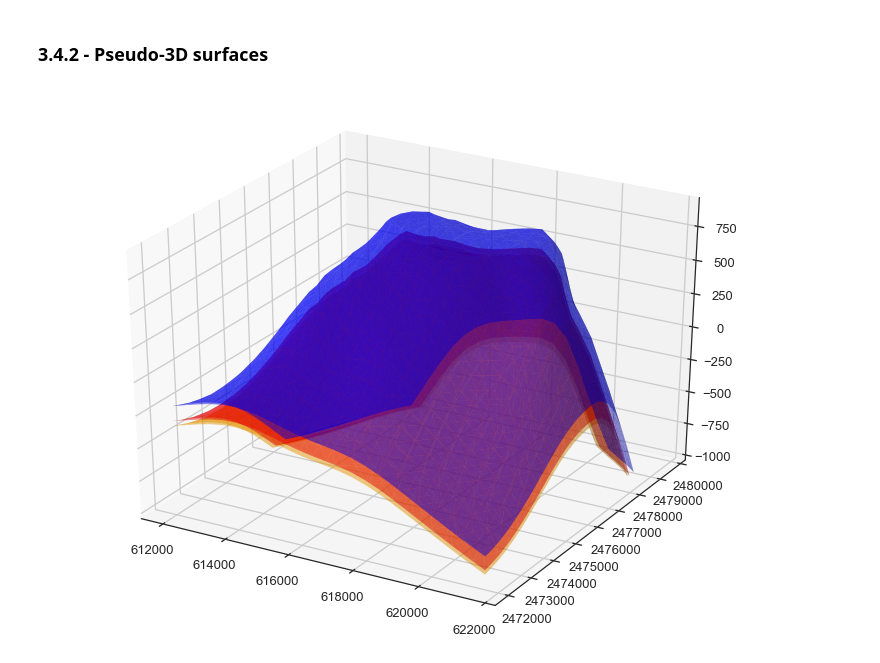
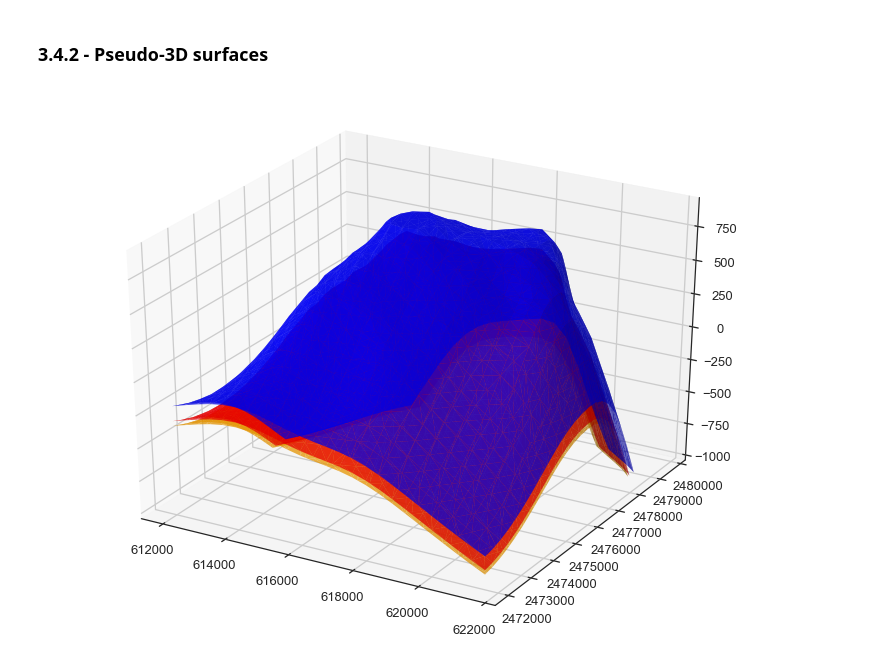
Before and after one commit to cgre-aachen/remote-geomod, a Jupyter notebook: notebooks/03_geological_modeling.ipynb, the cells around one changed output. Saved outputs shown, nothing was run; the diff lists cells and outputs as text; code cells hidden in the pictures.

```diff
--- a/notebooks/03_geological_modeling.ipynb
+++ b/notebooks/03_geological_modeling.ipynb
@@ -65,11 +65,13 @@ v_l, s_l = gp.get_surfaces(interp_data, potential_lith=lith_block[1], step_size=
 # %%
 fig = plt.figure(figsize=(13,10))
 ax = fig.add_subplot(111, projection='3d')
 
 cs = ["blue", "red", "orange"]
 
+
+
 for i in range(3):
     surf = ax.plot_trisurf(v_l[i][:,0], v_l[i][:,1], v_l[i][:,2],
-                           color=cs[i], shade=True, linewidth=0, alpha=0.5)
+                           color=cs[i], linewidth=0, alpha=0.75, shade=False)
 # %% [output]
-[figure, old version]
+[figure, new version]
```
Also changed, not shown: 1 other file.
